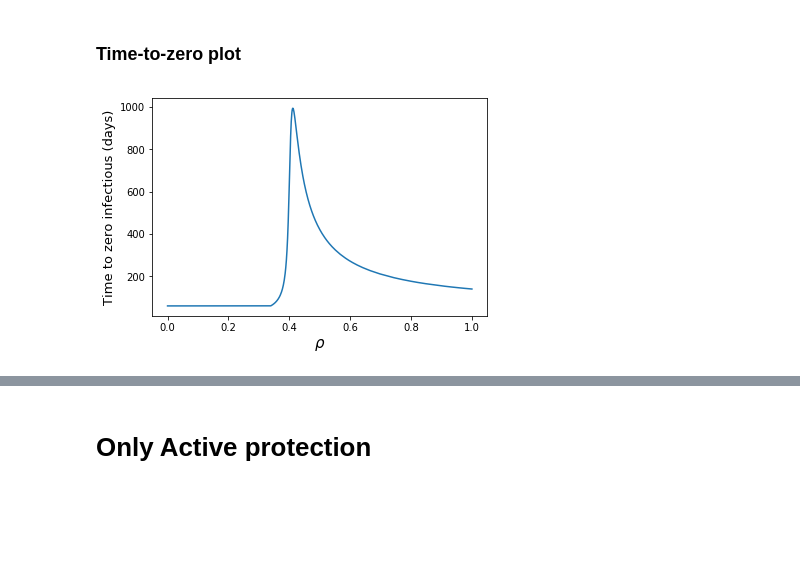
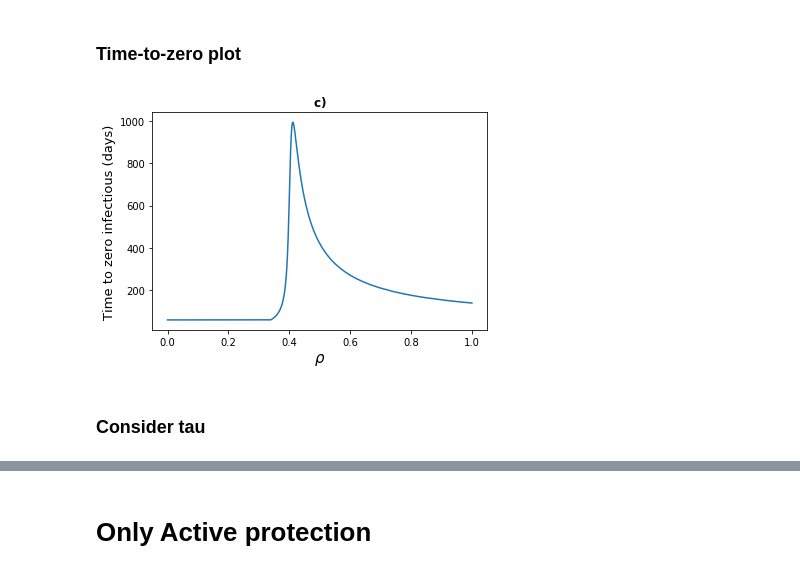
Before and after one commit to daniele-proverbio/assessing_strategies, a Jupyter notebook: Assessing_suppression_measures.ipynb, the cells around one changed output, grey strips where cells are left out. Cells and saved outputs as stored; diff of their text form; code cells hidden in the pictures; blank space fills up the shorter version.

```diff
--- a/Assessing_suppression_measures.ipynb
+++ b/Assessing_suppression_measures.ipynb
@@ -379,7 +526,7 @@ starting = 600
 zero_infectious_position = np.zeros(100)
 
 for k in range(len(eta)):
-    params_identify_inf = alpha, beta, gamma, mu, rho, eta[k]
+    params_identify_inf = alpha, beta, gamma, mu, rho, eta[k], tau[0]
     results_identify_inf = identify_and_remove_infectious_seir_model(init_vals[:5], params_identify_inf, t)
     maximus[k]=max(results_identify_inf.T[2])
     maximus_total[k]=max(results_identify_inf.T[2]+results_identify_inf.T[1])
@@ -392,3 +587,27 @@ for k in range(len(eta)):
+# %%
+# considering eta
+# peak maximum
+
+maximi3=np.zeros([100,100])
+maximus3=np.zeros(100)
+maximus_total3=np.zeros(100)
+maximum_indices3 = []
+
+starting = 600
+
+zero_infectious_position3 = np.zeros(100)
+
+for k in range(len(eta)):
+    params_identify_inf3 = alpha, beta, gamma, mu, rho, eta[k], tau[3]
+    results_identify_inf3 = identify_and_remove_infectious_seir_model(init_vals[:5], params_identify_inf3, t)
+    maximus3[k]=max(results_identify_inf3.T[2])
+    maximus_total3[k]=max(results_identify_inf3.T[2]+results_identify_inf3.T[1])
+
+    test3 = results_identify_inf3.T[2,starting:]
+
+    for i in range(len(test3)):
+        if test3[i]<=0.00001 and zero_infectious_position3[k] ==0:
+            zero_infectious_position3[k] = i + starting
 # %% [markdown]
 ### Peak plots
 # %%
@@ -490,6 +781,7 @@ beta = 0.85    # average contact rate [beta = R0*gamma; R0 = 3.5 (Hellewell, 202
 gamma = 0.34   # mean infectious period = 3 following German Epidemiology Institute (GEI) [or = 2 (Peng, 2020) in Wuhan]
 rho = np.linspace(0, 1, 1000)   # social distancing (to control contact rate )
 rho1 = 0.4
+tau = [10/dt,15/dt,20/dt,25/dt]
 mu = 0.0     # removal rate
 # %%
 # considering rho
@@ -505,7 +797,7 @@ starting = 600
 zero_infectious_position_sd = np.zeros(1000)
 
 for k in range(len(rho)):
-    params_soc_dist = alpha, beta, gamma, rho[k]
+    params_soc_dist = alpha, beta, gamma, rho[k] , tau[0]
     results_soc_dist = seir_model_with_soc_dist(init_vals[:4], params_soc_dist, t)
     maximus_sd[k]=max(results_soc_dist.T[2])
     maximus_total_sd[k]=max(results_soc_dist.T[2]+results_soc_dist.T[1])
@@ -594,10 +1044,13 @@ fig_rho.savefig("/Users/daniele.proverbio/python-workspace/PhD/covid-19/Assessin
 # %%
 fig_time = plt.figure()
 plot(rho,zero_infectious_position_sd*dt)
 
+plt.title("$\\bf{c)}$")
 xlabel("$\\rho$",fontsize=15)
 ylabel("Time to zero infectious (days)",fontsize=13)
 
-fig_time.savefig("/Users/daniele.proverbio/python-workspace/PhD/covid-19/AssessingSuppressionMeasures/plots_covid/rho_tests.pdf",bbox_inches = "tight",transparent=True)
+fig_time.savefig("/Users/daniele.proverbio/python-workspace/PhD/covid-19/AssessingSuppressionMeasures/plots_covid/rho_tests.eps", format='eps', dpi=600)
 # %% [output]
-[figure, old version]
+[figure, new version]
+# %% [markdown]
+### Consider tau
```
Also changed, not shown: parts of 80 cells of this notebook.
